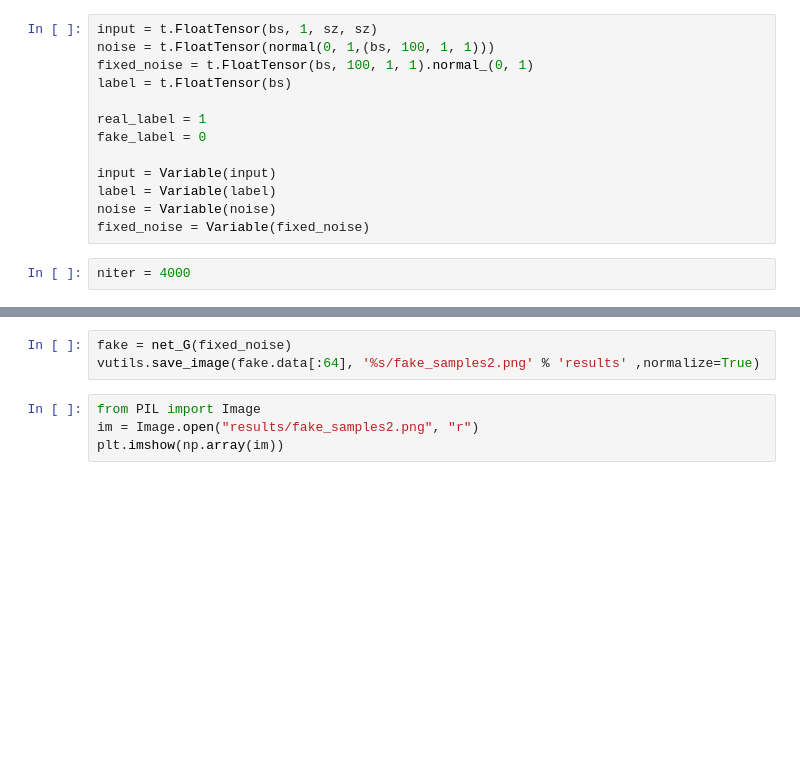
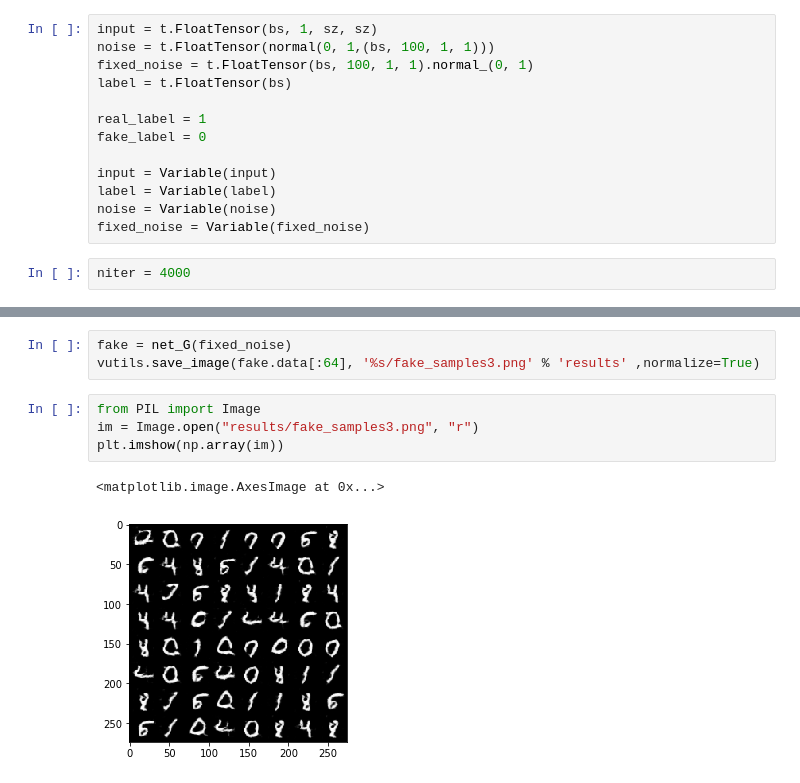
Before and after one commit to tsu-nera/cutting-edge-dl-for-coders-part2, a Jupyter notebook: dcgan.ipynb, the cells around one changed output, grey strips where cells are left out. Drawn from its saved outputs; the diff is of its cells as text; blank space fills up the shorter version.

```diff
--- a/dcgan.ipynb
+++ b/dcgan.ipynb
@@ -206,8 +238,11 @@ for epoch in range(niter):
 KeyboardInterrupt:
 # %%
 fake = net_G(fixed_noise)
-vutils.save_image(fake.data[:64], '%s/fake_samples2.png' % 'results' ,normalize=True)
+vutils.save_image(fake.data[:64], '%s/fake_samples3.png' % 'results' ,normalize=True)
 # %%
 from PIL import Image
-im = Image.open("results/fake_samples2.png", "r")
+im = Image.open("results/fake_samples3.png", "r")
 plt.imshow(np.array(im))
+# %% [output]
+<matplotlib.image.AxesImage at 0x...>
+[figure, added]
```
Also changed, not shown: parts of 8 cells of this notebook.
